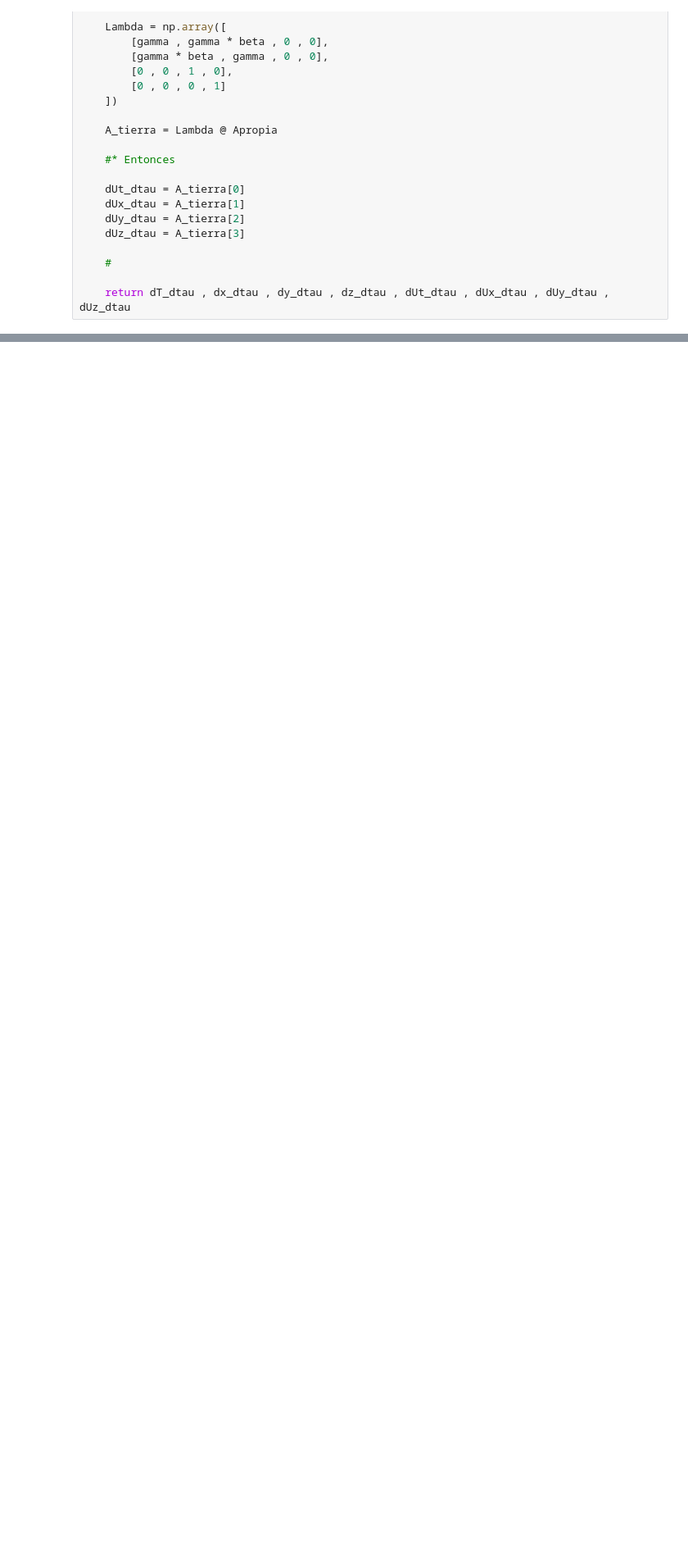
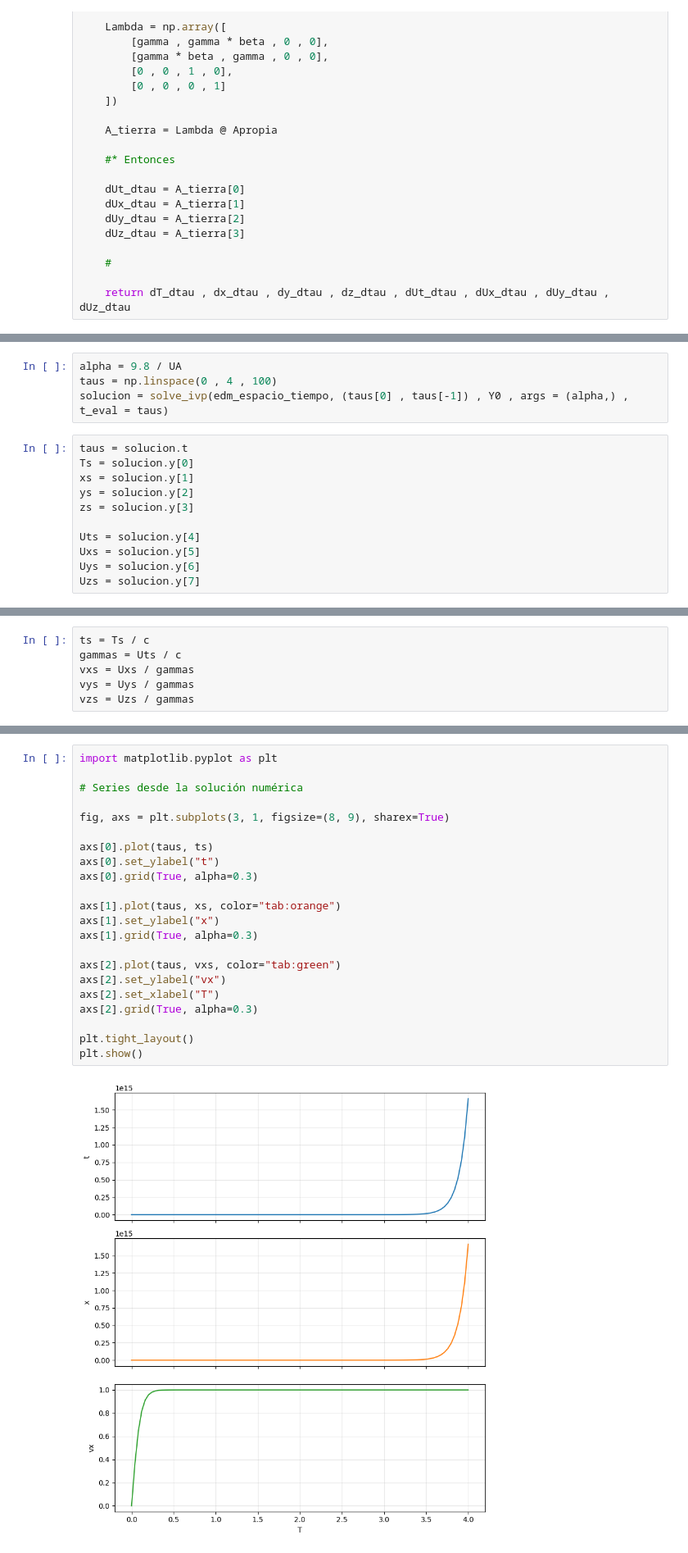
Before and after one commit to nicolasloaizac/Relatividad, a Jupyter notebook: EDM_Espacio_Tiempo.ipynb, the cells around one changed output, grey strips where cells are left out. Shown at 82% size. Cells and saved outputs as stored; diff of their text form; blank space fills up the shorter version.

```diff
--- a/EDM_Espacio_Tiempo.ipynb
+++ b/EDM_Espacio_Tiempo.ipynb
@@ -45,0 +115,15 @@ def edm_espacio_tiempo(tau ,Ys , alpha):
+# %%
+alpha = 9.8 / UA
+taus = np.linspace(0 , 4 , 100)
+solucion = solve_ivp(edm_espacio_tiempo, (taus[0] , taus[-1]) , Y0 , args = (alpha,) , t_eval = taus)
+# %%
+taus = solucion.t
+Ts = solucion.y[0]
+xs = solucion.y[1]
+ys = solucion.y[2]
+zs = solucion.y[3]
+
+Uts = solucion.y[4]
+Uxs = solucion.y[5]
+Uys = solucion.y[6]
+Uzs = solucion.y[7]
@@ -45,0 +132,6 @@ def edm_espacio_tiempo(tau ,Ys , alpha):
+# %%
+ts = Ts / c
+gammas = Uts / c
+vxs = Uxs / gammas
+vys = Uys / gammas
+vzs = Uzs / gammas
@@ -45,0 +158,24 @@ def edm_espacio_tiempo(tau ,Ys , alpha):
+# %%
+import matplotlib.pyplot as plt
+
+# Series desde la solución numérica
+
+fig, axs = plt.subplots(3, 1, figsize=(8, 9), sharex=True)
+
+axs[0].plot(taus, ts)
+axs[0].set_ylabel("t")
+axs[0].grid(True, alpha=0.3)
+
+axs[1].plot(taus, xs, color="tab:orange")
+axs[1].set_ylabel("x")
+axs[1].grid(True, alpha=0.3)
+
+axs[2].plot(taus, vxs, color="tab:green")
+axs[2].set_ylabel("vx")
+axs[2].set_xlabel("T")
+axs[2].grid(True, alpha=0.3)
+
+plt.tight_layout()
+plt.show()
+# %% [output]
+[figure, added]
```
Also changed, not shown: parts of 12 cells of this notebook, 1 other file.
